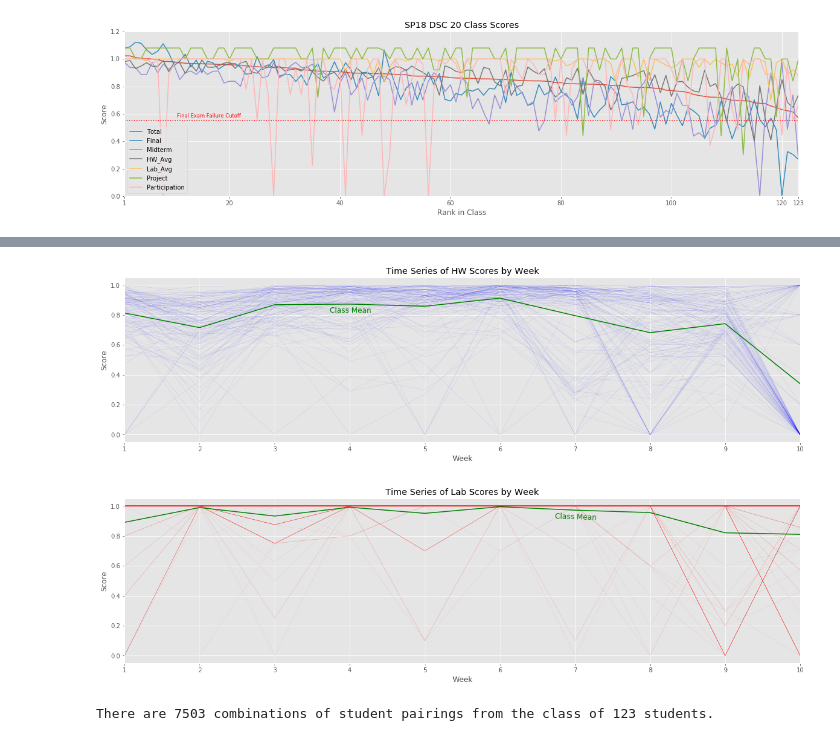
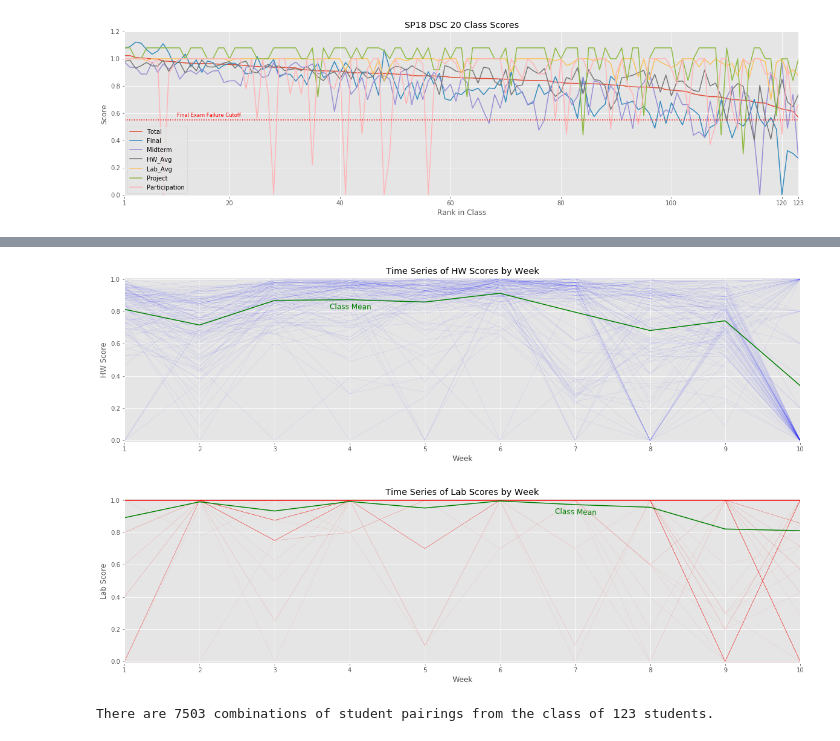
Before and after one commit to dleestat/grades, a Jupyter notebook: Grades.ipynb, the cells around one changed output, grey strips where cells are left out. Saved outputs shown, nothing was run; the diff lists cells and outputs as text; code cells hidden in the pictures.

```diff
--- a/Grades.ipynb
+++ b/Grades.ipynb
@@ -120,7 +122,7 @@ plt.xticks(list(range(20,n,20)) + [1,n]);
 # %%
 # confidentiality
 # %%
-criteria = 'Total', 'Final', 'Midterm', 'HW_Avg', 'Lab_Avg', 'Project', 'Participation'
+criteria = 'Total','Final','Midterm','HW_Avg','Lab_Avg','Project','Participation'
 nrows = len(criteria)
 
 plt.figure(figsize=(12,3.5*nrows))
@@ -145,9 +147,9 @@ for i, criterion in enumerate(criteria, 1):
     plt.subplot(nrows, 2, 2*i)
     stats.probplot(data, plot=plt)
     plt.title('Normal Q-Q Plot')
-    plt.xlabel('Theoretical Quantiles of Normal Distribution')
-    plt.ylabel('Sample Quantiles of {} Scores'.format(criterion))
+    plt.xlabel('Normal Theoretical Quantiles')
+    plt.ylabel('Data Quantiles')
+    plt.ylim([0,1.2])
 
 plt.tight_layout()
-#make font smaller
 # %% [output]
@@ -161,30 +157,32 @@ fig = plt.figure()
 # %%
+assignment_axes = [1,10,-.01,1.01]
+
 hw_mean, lab_mean = tuple(map(np.mean, zip(*df['HW']))), tuple(map(np.mean, zip(*df['Lab'])))
 
 texts = []
 for assignment, color, mean in ('HW','b',hw_mean), ('Lab','r',lab_mean):
     plt.figure(figsize=(20,5))
 
     # All scores
     for row in range(n):
         plt.plot(weeks, df.iloc[row][assignment], color, lw=.05)
 
     # Averages (and associated labels)
     plt.plot(weeks, mean, 'g')
     texts.append(plt.text(0, 0, 'Class Mean', color='g', size='large'))
 
     plt.title('Time Series of {} Scores by Week'.format(assignment))
     plt.xlabel('Week')
-    plt.ylabel('Score')
-    plt.axis([1,10,-.05,1.05])
+    plt.ylabel('{} Score'.format(assignment))
+    plt.axis([1,10,-.01,1.01])
     plt.xticks(weeks)
 
 plt.setp(texts[0], x=3.73, y=.815, rotation=-.5)
 plt.setp(texts[1], x=6.73, y=.918, rotation=-2);
 #explain drops in scores, drops, non graded
 # %% [output]
-[figure, old version]
+[figure, new version]
-[figure, old version]
+[figure, new version]
 # %%
 hw_correlations = {}
 for a, b in combinations(range(n), 2):
```
Also changed, not shown: parts of 14 cells of this notebook.
